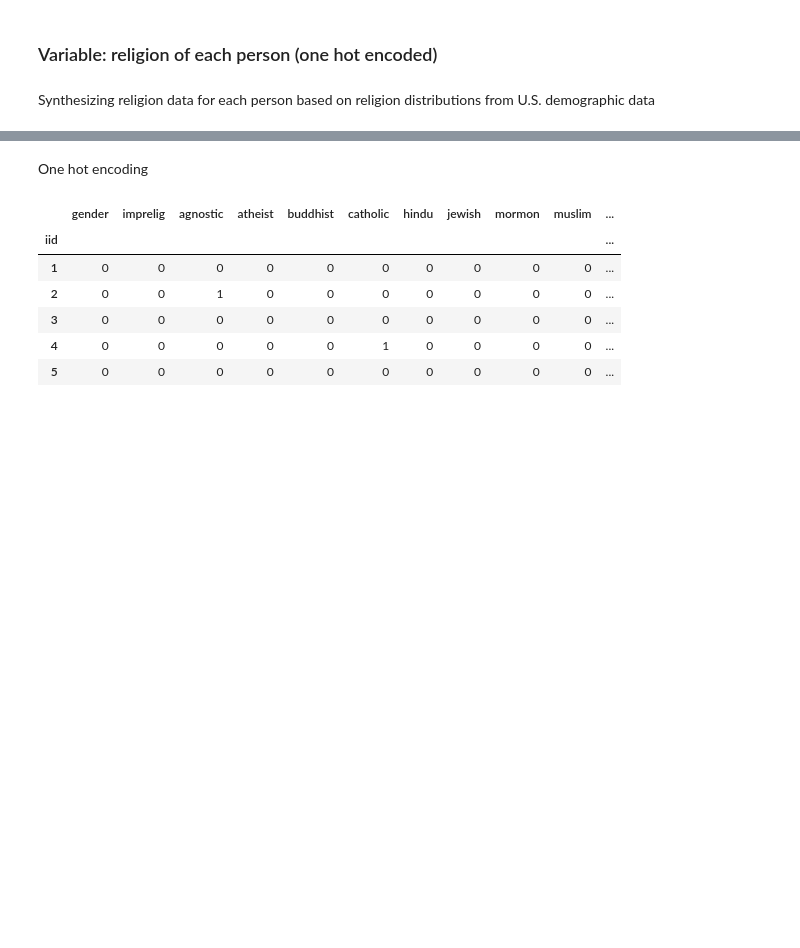
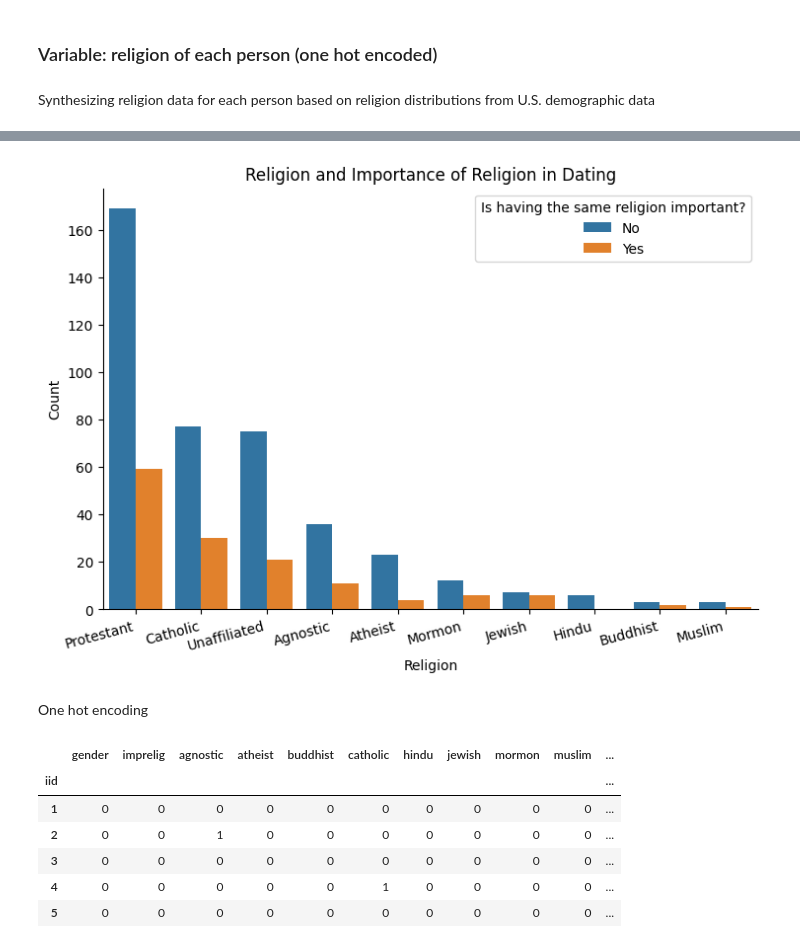
Before and after one commit to Joeyzect/OptimizationProject_Fall2022, a Jupyter notebook: data_cleaning_people_csv.ipynb, the cells around one changed output, grey strips where cells are left out. Cells and saved outputs as stored; diff of their text form; code cells hidden in the pictures; blank space fills up the shorter version.

```diff
--- a/data_cleaning_people_csv.ipynb
+++ b/data_cleaning_people_csv.ipynb
@@ -38,11 +38,11 @@ Synthesizing religion data for each person based on religion distributions from
 # %%
 np.random.seed(42)
 religions = np.random.choice(
-    a=["protestant","catholic","mormon","unaffiliated","atheist",
-        "agnostic","jewish","muslim","hindu","buddhist"],
+    a=["Protestant","Catholic","Mormon","Unaffiliated","Atheist",
+        "Agnostic","Jewish","Muslim","Hindu","Buddhist"],
     size=551,
     # religious preference distribution obtained from wikipedia
     p=[0.42,0.21,0.02,0.18,0.06,0.07,0.01,0.01,0.01,0.01]
 )
 # %%
-people["religion"] = religions
+people["Religion"] = religions
@@ -49,3 +62,20 @@ people["religion"] = religions
+# %%
+g = sns.catplot(data=people, x="Religion", hue="imprelig", kind="count", height=5, aspect=1.5, legend=False, order=people['Religion'].value_counts().index.to_list())
+
+#change the labels
+
+
+#tilt the x labels with left alignment
+plt.xticks(rotation=15, horizontalalignment="right")
+
+plt.legend(title="Is having the same religion important?", labels=["No", "Yes"])
+
+g.set_axis_labels("Religion", "Count")
+plt.title("Religion and Importance of Religion in Dating")
+
+plt.show()
+# %% [output]
+[figure, added]
 # %% [markdown]
 One hot encoding
 # %%
```
Also changed, not shown: parts of 1 cell of this notebook, 6 other files.
